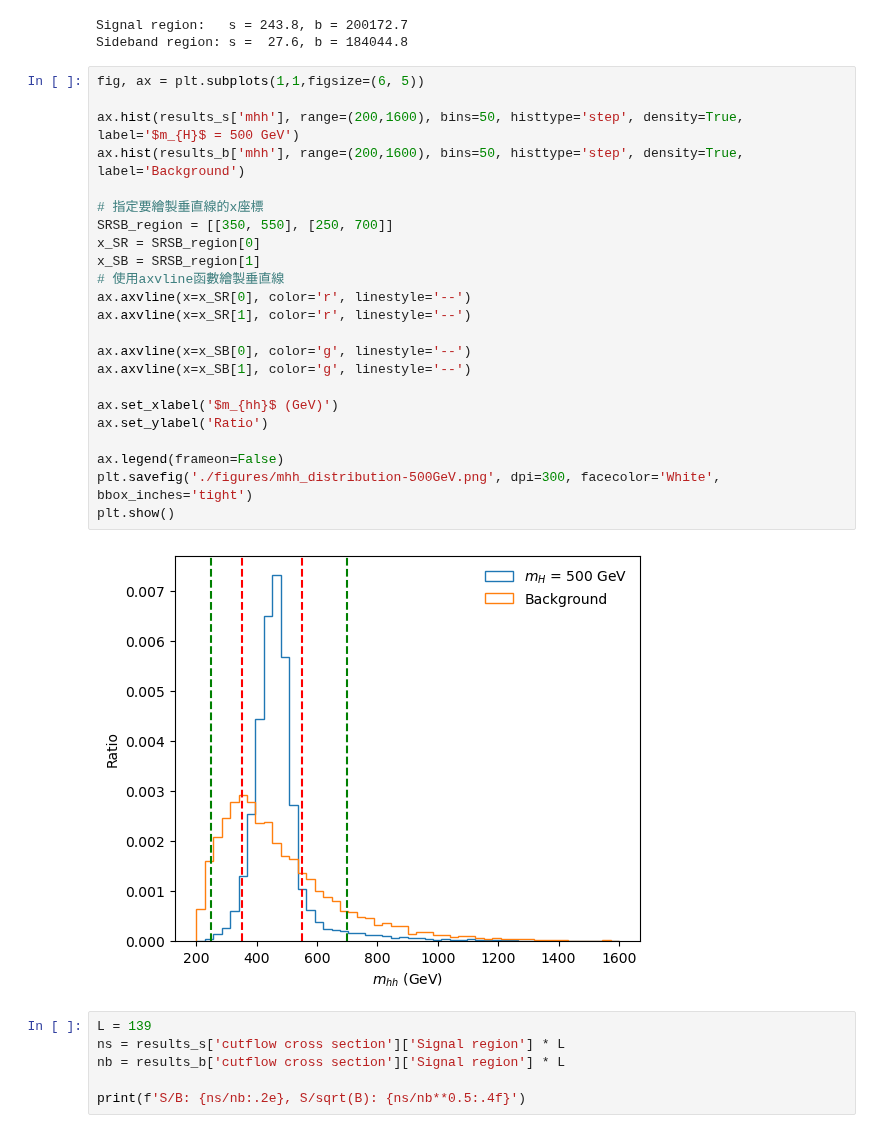
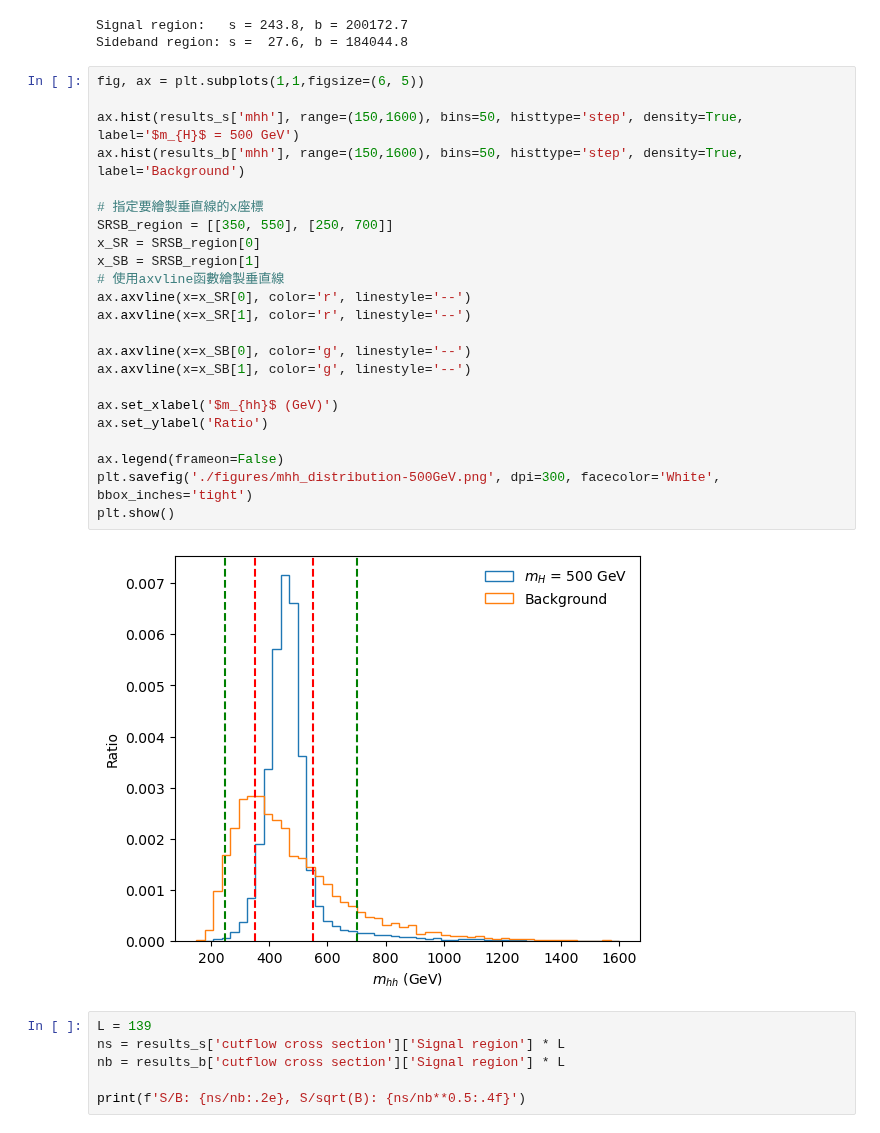
Before and after one commit to r10222035/data_augmentation, a Jupyter notebook: CWoLa_hunting.ipynb, the cells around one changed output. Saved outputs shown, nothing was run; the diff lists cells and outputs as text.

```diff
--- a/CWoLa_hunting.ipynb
+++ b/CWoLa_hunting.ipynb
@@ -359,28 +359,28 @@ Sideband region: s =  27.6, b = 184044.8
 # %%
 fig, ax = plt.subplots(1,1,figsize=(6, 5))
 
-ax.hist(results_s['mhh'], range=(200,1600), bins=50, histtype='step', density=True, label='$m_{H}$ = 500 GeV')
-ax.hist(results_b['mhh'], range=(200,1600), bins=50, histtype='step', density=True, label='Background')
+ax.hist(results_s['mhh'], range=(150,1600), bins=50, histtype='step', density=True, label='$m_{H}$ = 500 GeV')
+ax.hist(results_b['mhh'], range=(150,1600), bins=50, histtype='step', density=True, label='Background')
 
 # 指定要繪製垂直線的x座標
 SRSB_region = [[350, 550], [250, 700]]
 x_SR = SRSB_region[0]
 x_SB = SRSB_region[1]
 # 使用axvline函數繪製垂直線
 ax.axvline(x=x_SR[0], color='r', linestyle='--')
 ax.axvline(x=x_SR[1], color='r', linestyle='--')
 
 ax.axvline(x=x_SB[0], color='g', linestyle='--')
 ax.axvline(x=x_SB[1], color='g', linestyle='--')
 
 ax.set_xlabel('$m_{hh}$ (GeV)')
 ax.set_ylabel('Ratio')
 
 ax.legend(frameon=False)
 plt.savefig('./figures/mhh_distribution-500GeV.png', dpi=300, facecolor='White', bbox_inches='tight')
 plt.show()
 # %% [output]
-[figure, old version]
+[figure, new version]
 # %%
 L = 139
 ns = results_s['cutflow cross section']['Signal region'] * L
```
Also changed, not shown: parts of 9 cells of this notebook, 5 other files.
